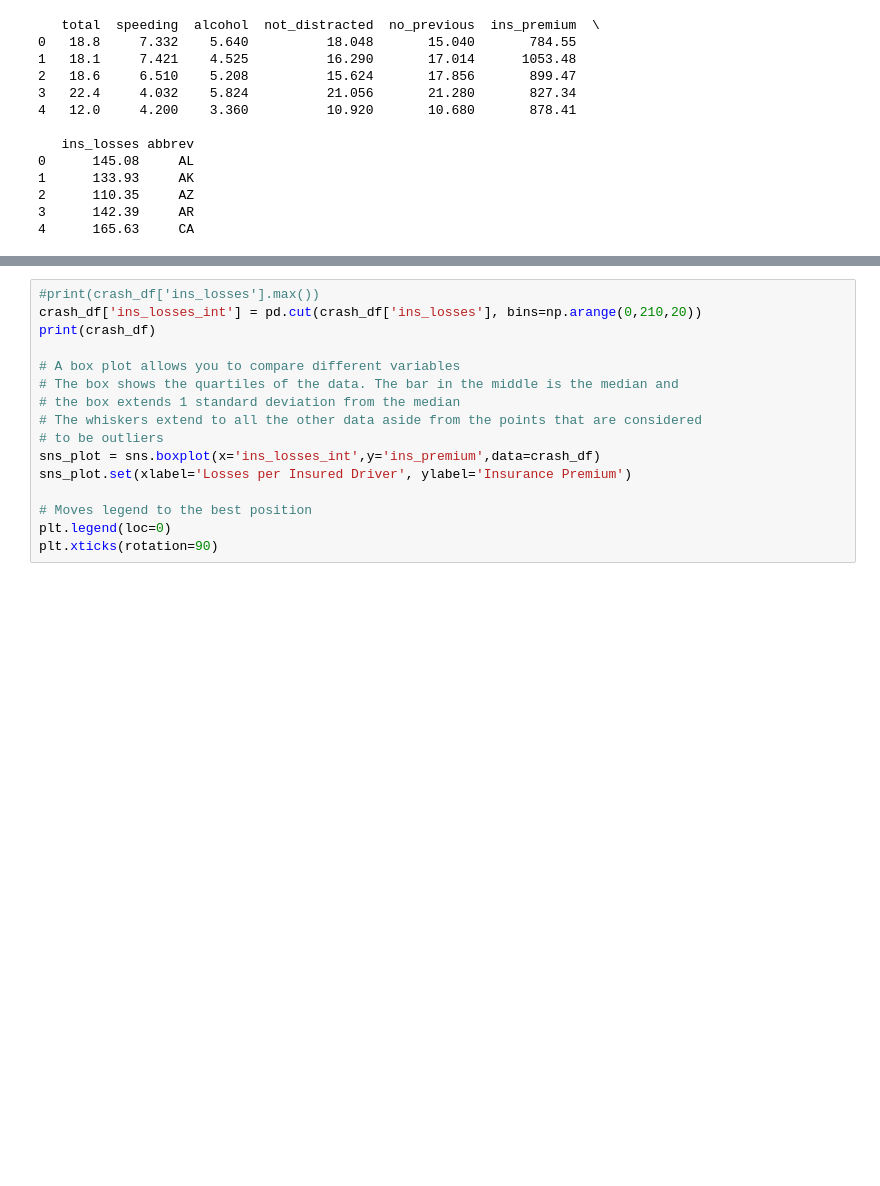
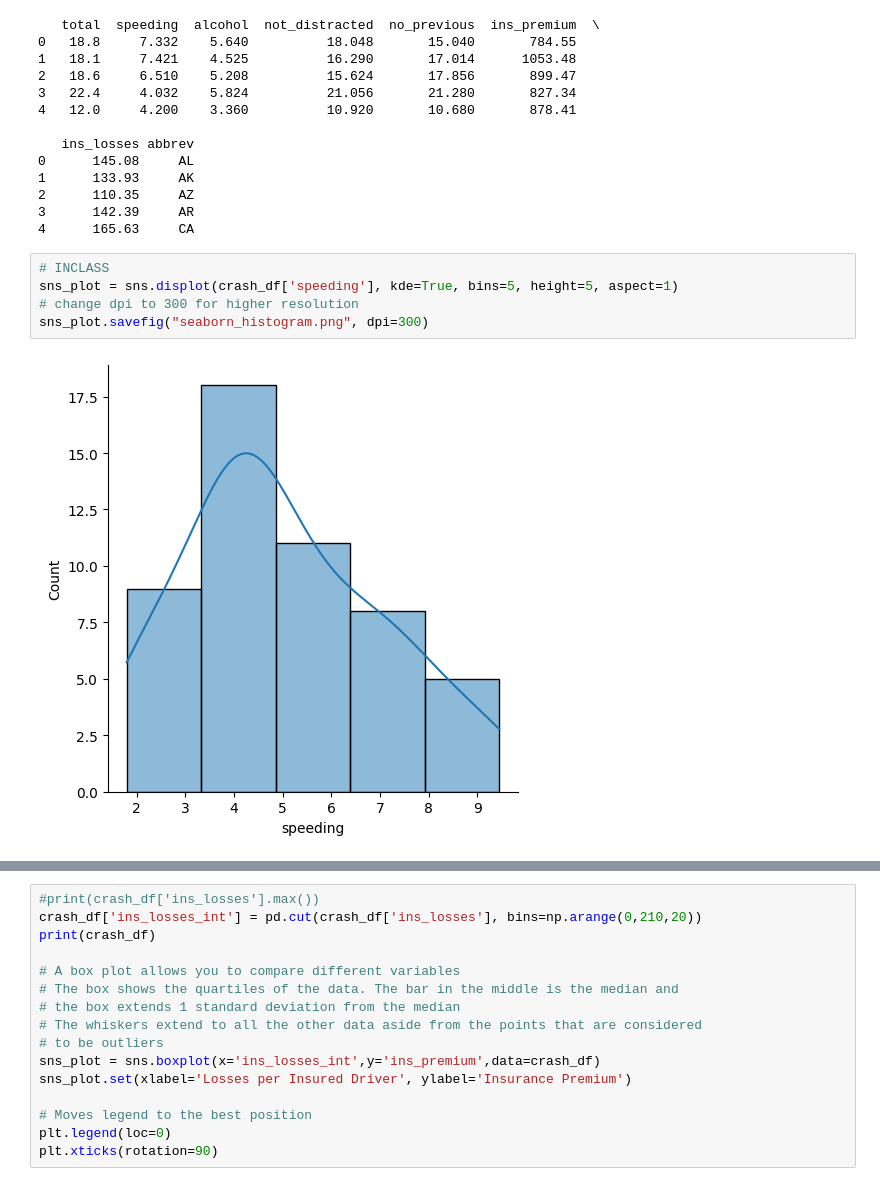
Before and after one commit to ctiwari/DataVizClass, a Jupyter notebook: IntroToSeaborn.ipynb, the cells around one changed output, grey strips where cells are left out. Cells and saved outputs as stored; diff of their text form; blank space fills up the shorter version.

```diff
--- a/IntroToSeaborn.ipynb
+++ b/IntroToSeaborn.ipynb
@@ -33,6 +33,13 @@ print(crash_df.head())
 2      110.35     AZ
 3      142.39     AR
 4      165.63     CA
+# %%
+# INCLASS
+sns_plot = sns.displot(crash_df['speeding'], kde=True, bins=5, height=5, aspect=1)
+# change dpi to 300 for higher resolution
+sns_plot.savefig("seaborn_histogram.png", dpi=300)
+# %% [output]
+[figure, added]
 # %%
 # Provides a way to look at a univariate distribution. A
 # univeriate distribution provides a distribution for one variable
```
Also changed, not shown: parts of 5 cells of this notebook, 1 other file.
